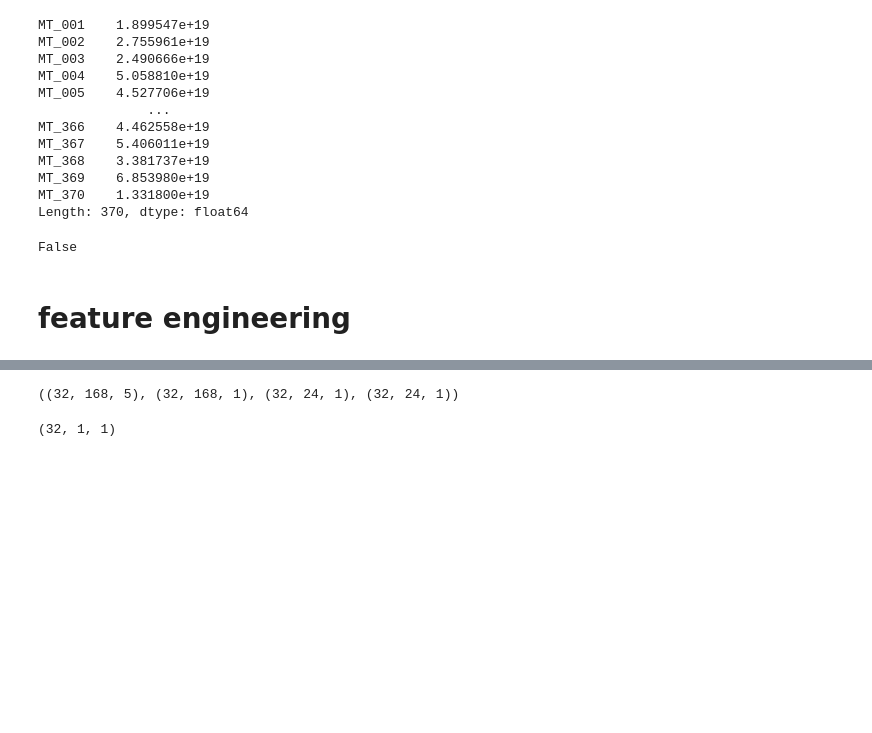
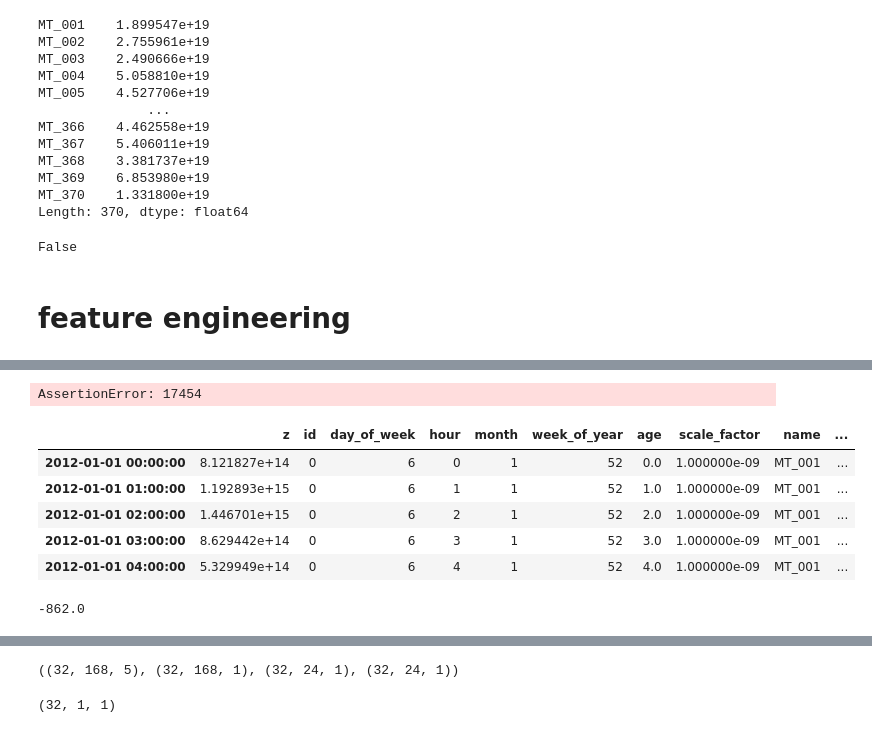
Before and after one commit to dantegates/deep-ar, a Jupyter notebook: deep-ar.ipynb, the cells around one changed output, grey strips where cells are left out. Cells and saved outputs as stored; diff of their text form; code cells hidden in the pictures; blank space fills up the shorter version.

```diff
--- a/deep-ar.ipynb
+++ b/deep-ar.ipynb
@@ -145,2 +155,21 @@ assert not d.isnull().any().any()
+# %%
+all_time_series.scale_factor.fillna(1e-9, inplace=True)
+# %%
+assert all_time_series.scale_factor.lt(0).sum() == 0, all_time_series.scale_factor.lt(0).sum()
+# %% [output]
+AssertionError: 17454
+# %%
+all_time_series['sample_weight'] = all_time_series.scale_factor / all_time_series.scale_factor.sum()
+# %%
+all_time_series.head()
+# %% [output]
+|  | z | id | day_of_week | hour | month | week_of_year | age | scale_factor | name | ... |
+| 2012-01-01 00:00:00 | 8.121827e+14 | 0 | 6 | 0 | 1 | 52 | 0.0 | 1.000000e-09 | MT_001 | ... |
+| 2012-01-01 01:00:00 | 1.192893e+15 | 0 | 6 | 1 | 1 | 52 | 1.0 | 1.000000e-09 | MT_001 | ... |
+| 2012-01-01 02:00:00 | 1.446701e+15 | 0 | 6 | 2 | 1 | 52 | 2.0 | 1.000000e-09 | MT_001 | ... |
+| 2012-01-01 03:00:00 | 8.629442e+14 | 0 | 6 | 3 | 1 | 52 | 3.0 | 1.000000e-09 | MT_001 | ... |
+| 2012-01-01 04:00:00 | 5.329949e+14 | 0 | 6 | 4 | 1 | 52 | 4.0 | 1.000000e-09 | MT_001 | ... |
 # %%
-# d.sum(axis=0)
+(d.iloc[:, 14]).rolling(condition_length).sum().min()
+# %% [output]
+-862.0
```
Also changed, not shown: parts of 25 cells of this notebook.
